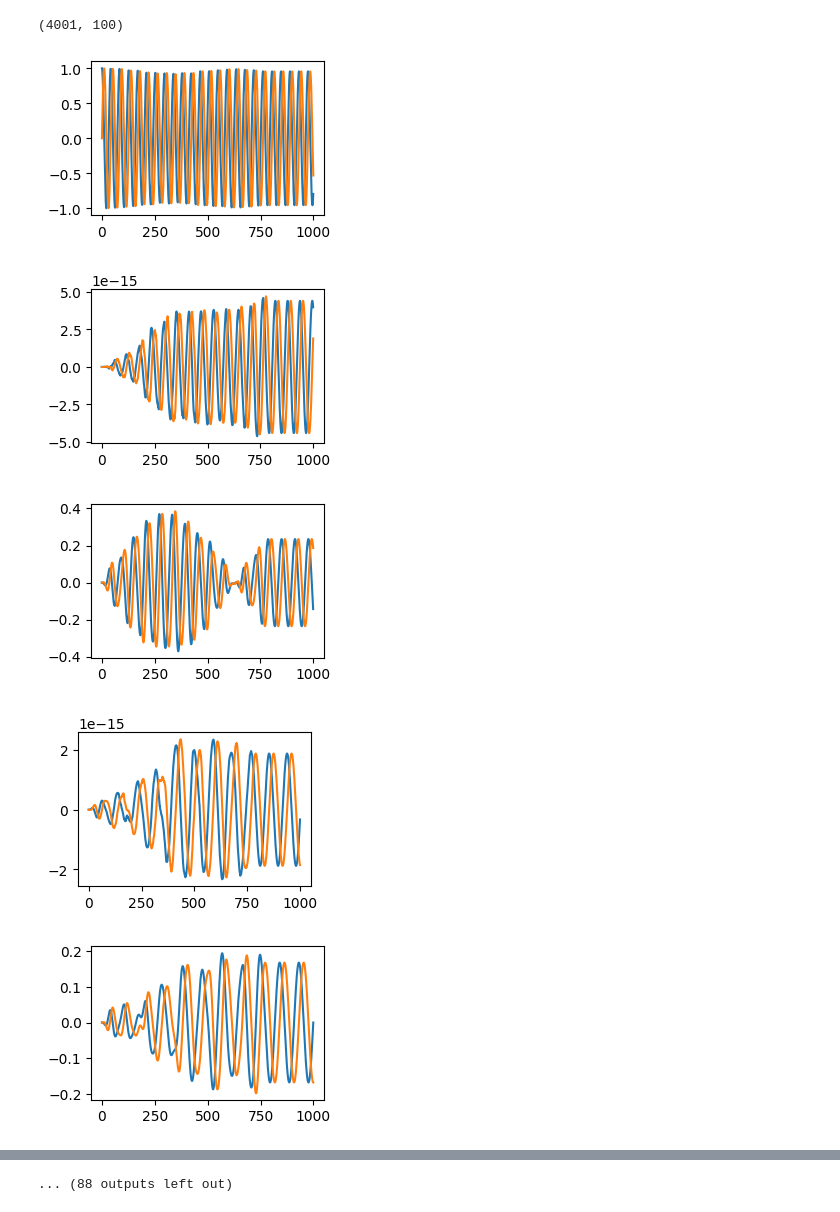
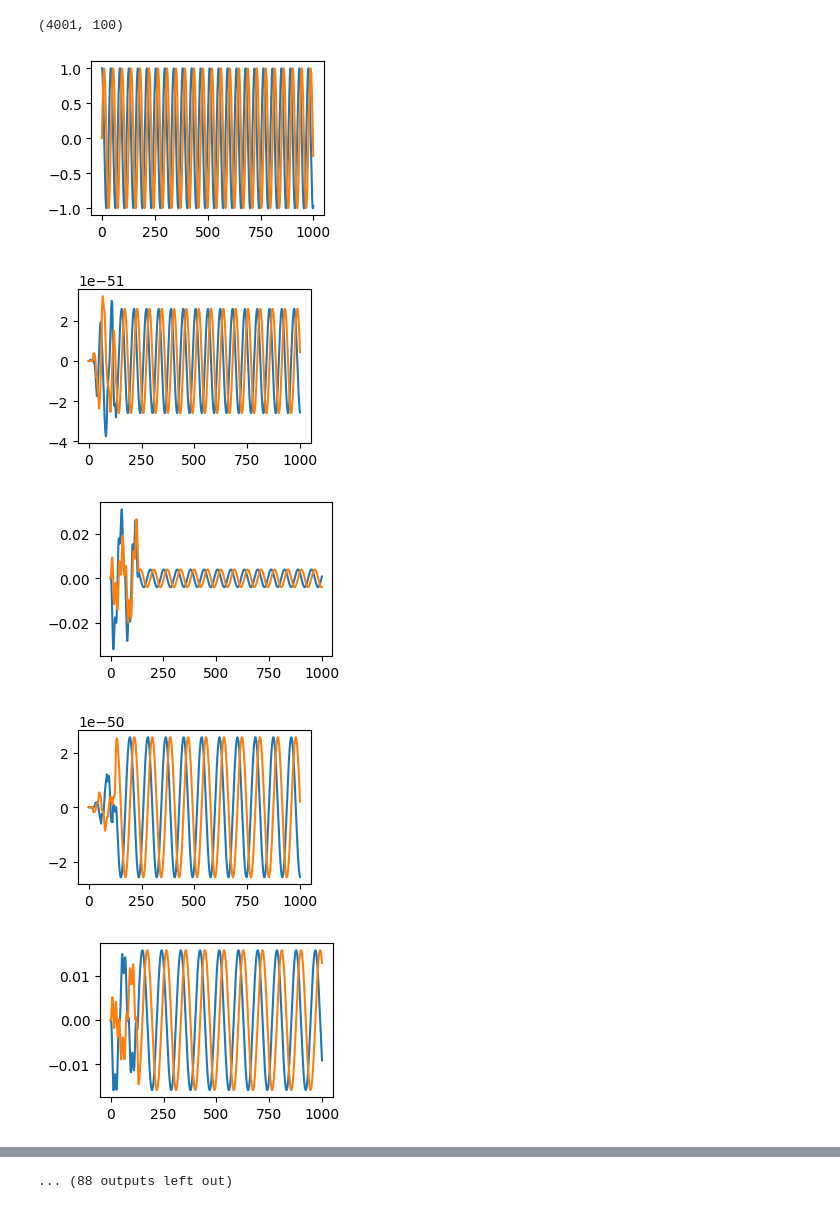
Before and after one commit to hbhat4000/memorymodel1RDM, a Jupyter notebook: examinecoeffs.ipynb, the cells around one changed output, grey strips where cells are left out. Cells and saved outputs as stored; diff of their text form; code cells hidden in the pictures.

```diff
--- a/examinecoeffs.ipynb
+++ b/examinecoeffs.ipynb
@@ -2,21 +2,21 @@
 import numpy as np
 import matplotlib.pyplot as plt
 # %%
-coeffs = np.loadtxt('./perlgpu/fci_heh+_6-31gss_0.050000_0.127827_0.100000_5_coeffs.txt',
+coeffs = np.loadtxt('./perlgpu/fci_heh+_6-31gss_0.050000_0.750000_0.100000_5_coeffs.txt',
                     delimiter=',',dtype=np.complex128)
 # %%
 print(coeffs.shape)
 # %% [output]
 (4001, 100)
 # %%
-for j in range(100):
+for j in range(coeffs.shape[1]):
     plt.figure(figsize=(3,2))
     plt.plot(coeffs[:1000,j].real)
     plt.plot(coeffs[:1000,j].imag)
     plt.show()
 # %% [output]
-[figure, old version]
+[figure, new version]
-[figure, old version]
+[figure, new version]
-[figure, old version]
+[figure, new version]
-[figure, old version]
+[figure, new version]
-[figure, old version]
+[figure, new version]
```
Also changed, not shown: parts of 1 cell of this notebook, 1 other file.
